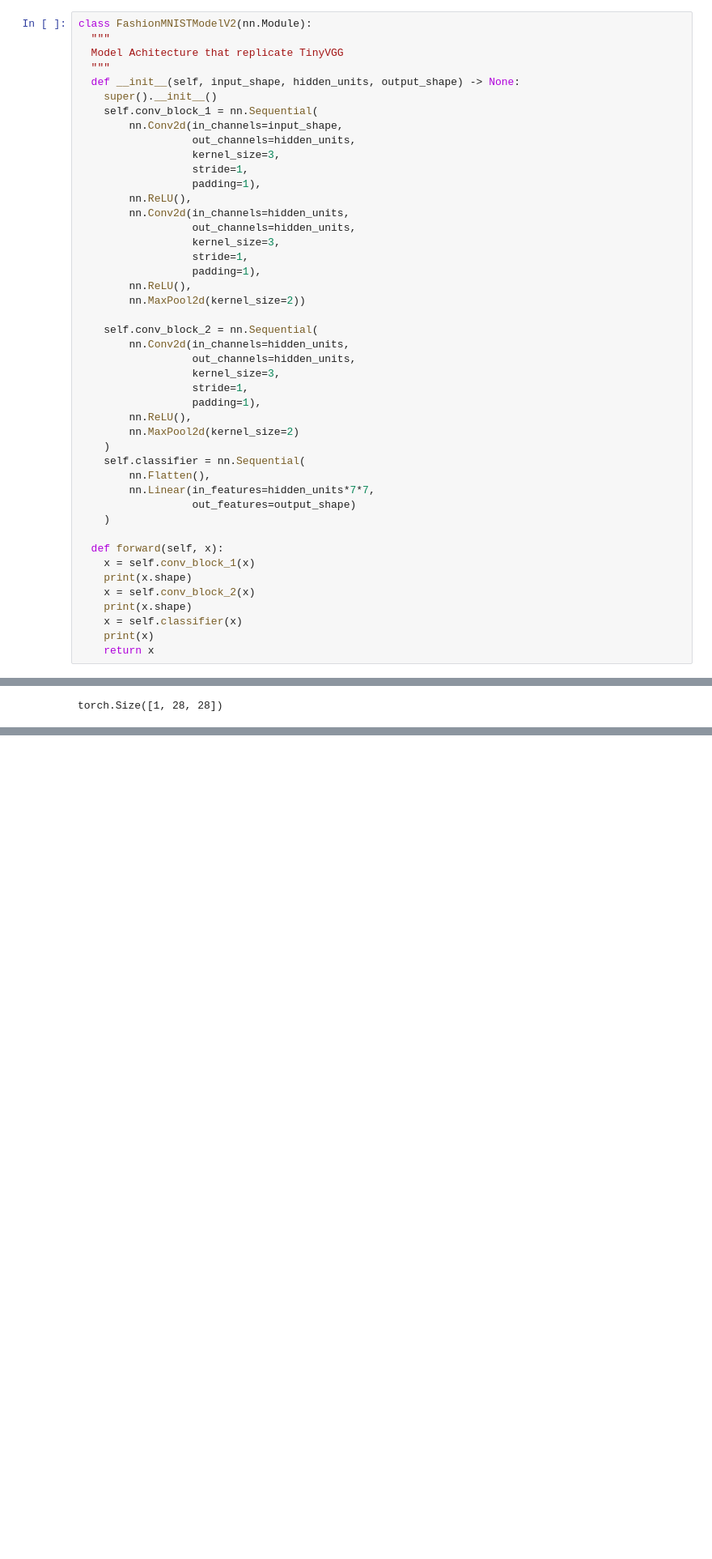
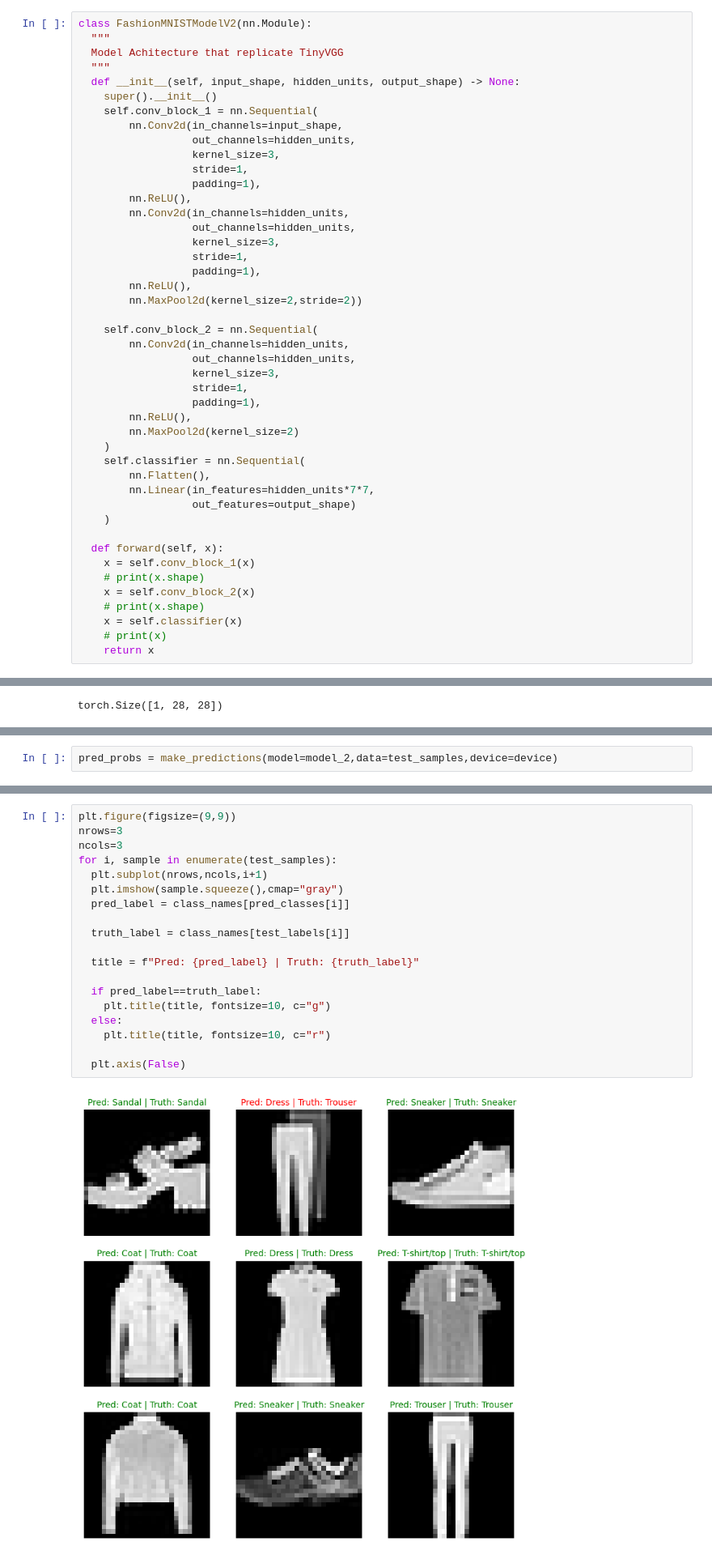
Before and after one commit to SanjaySaatyaki/pytorch_4_ml_dl, a Jupyter notebook: 03_python__computer_vision.ipynb, the cells around one changed output, grey strips where cells are left out. Shown at 81% size. Drawn from its saved outputs; the diff is of its cells as text; blank space fills up the shorter version.

```diff
--- a/03_python__computer_vision.ipynb
+++ b/03_python__computer_vision.ipynb
@@ -544,7 +544,7 @@ class FashionMNISTModelV2(nn.Module):
                   stride=1,
                   padding=1),
         nn.ReLU(),
-        nn.MaxPool2d(kernel_size=2))
+        nn.MaxPool2d(kernel_size=2,stride=2))
 
     self.conv_block_2 = nn.Sequential(
         nn.Conv2d(in_channels=hidden_units,
@@ -563,11 +563,11 @@ class FashionMNISTModelV2(nn.Module):
 
   def forward(self, x):
     x = self.conv_block_1(x)
-    print(x.shape)
+    # print(x.shape)
     x = self.conv_block_2(x)
-    print(x.shape)
+    # print(x.shape)
     x = self.classifier(x)
-    print(x)
+    # print(x)
     return x
 # %%
 torch.manual_seed(42)
@@ -665,0 +752,2 @@ tensor([[-0.0546,  0.0080, -0.0390, -0.0824,  0.0148, -0.0413,  0.0218, -0.0270,
+# %%
+pred_probs = make_predictions(model=model_2,data=test_samples,device=device)
@@ -665,0 +770,21 @@ tensor([[-0.0546,  0.0080, -0.0390, -0.0824,  0.0148, -0.0413,  0.0218, -0.0270,
+# %%
+plt.figure(figsize=(9,9))
+nrows=3
+ncols=3
+for i, sample in enumerate(test_samples):
+  plt.subplot(nrows,ncols,i+1)
+  plt.imshow(sample.squeeze(),cmap="gray")
+  pred_label = class_names[pred_classes[i]]
+
+  truth_label = class_names[test_labels[i]]
+
+  title = f"Pred: {pred_label} | Truth: {truth_label}"
+
+  if pred_label==truth_label:
+    plt.title(title, fontsize=10, c="g")
+  else:
+    plt.title(title, fontsize=10, c="r")
+
+  plt.axis(False)
+# %% [output]
+[figure, added]
```
Also changed, not shown: parts of 35 cells of this notebook.
